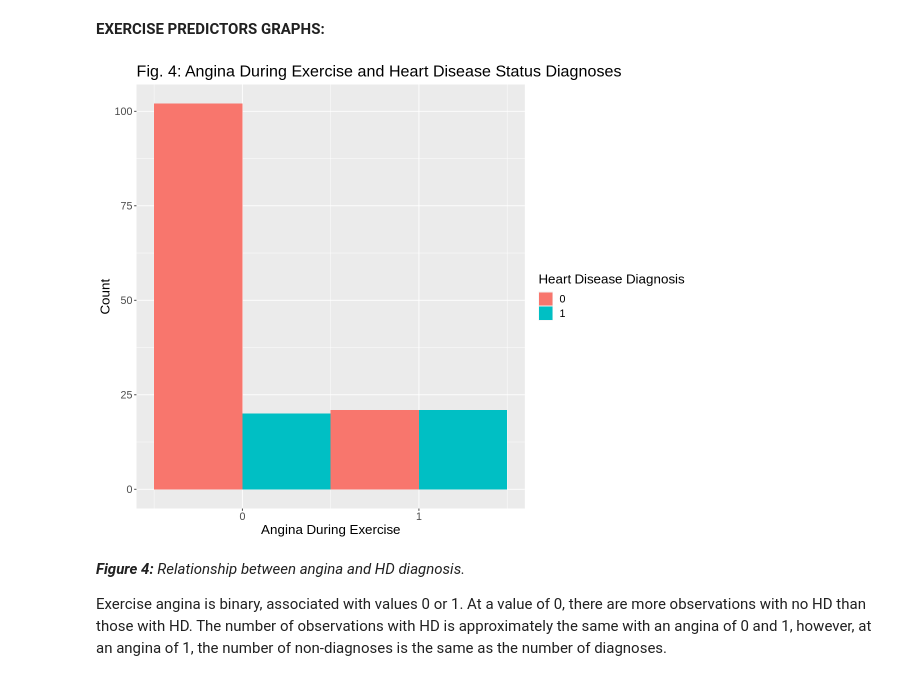
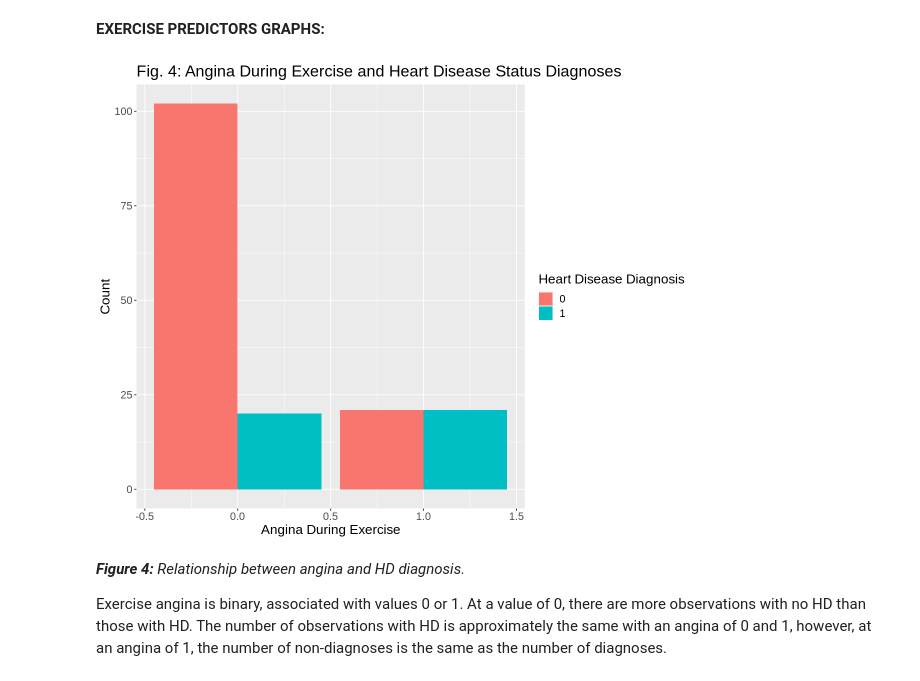
Before and after one commit to chenjerry623/DSCI100-Group17-Project, a Jupyter notebook: Group-17-Project.ipynb, the cells around one changed output. Drawn from its saved outputs; the diff is of its cells as text; code cells hidden in the pictures.

```diff
--- a/Group-17-Project.ipynb
+++ b/Group-17-Project.ipynb
@@ -185,19 +185,18 @@ Most observations have a resting electrocardiogram status of 0 or 2, with approx
 # %%
 #Visualizing angina during exercise in relation to the HD diagnosis.
 #All of the titles in the plots and axes names are derived from the descriptions of the variables in (Detrano, n.d.).
 options(repr.plot.width = 10, repr.plot.height = 8)
 
-exercise_angina <- ggplot(exercise_train, aes(x = exercise_angina)) +
-    ggtitle("Fig. 4: Angina During Exercise and Heart Disease Status Diagnoses") +
-    geom_histogram(aes(fill = result), position = "dodge", binwidth = 1) +
+exercise_angina_plot <- ggplot(exercise_train, aes(x = exercise_angina)) +
+ggtitle("Fig. 4: Angina During Exercise and Heart Disease Status Diagnoses") +
+    geom_bar(aes(fill = result), position = "dodge") +
     xlab("Angina During Exercise") +
     ylab("Count") +
     labs(fill = "Heart Disease Diagnosis") +
-    scale_x_continuous(breaks = 0:1) +
     theme(text = element_text(size = 16))
-exercise_angina
+exercise_angina_plot
 # %% [output]
-[figure, old version]
+[figure, new version]
 # %% [markdown]
 <i><b>Figure 4:</b> Relationship between angina and HD diagnosis.</i>
 
```
Also changed, not shown: parts of 6 cells of this notebook.
